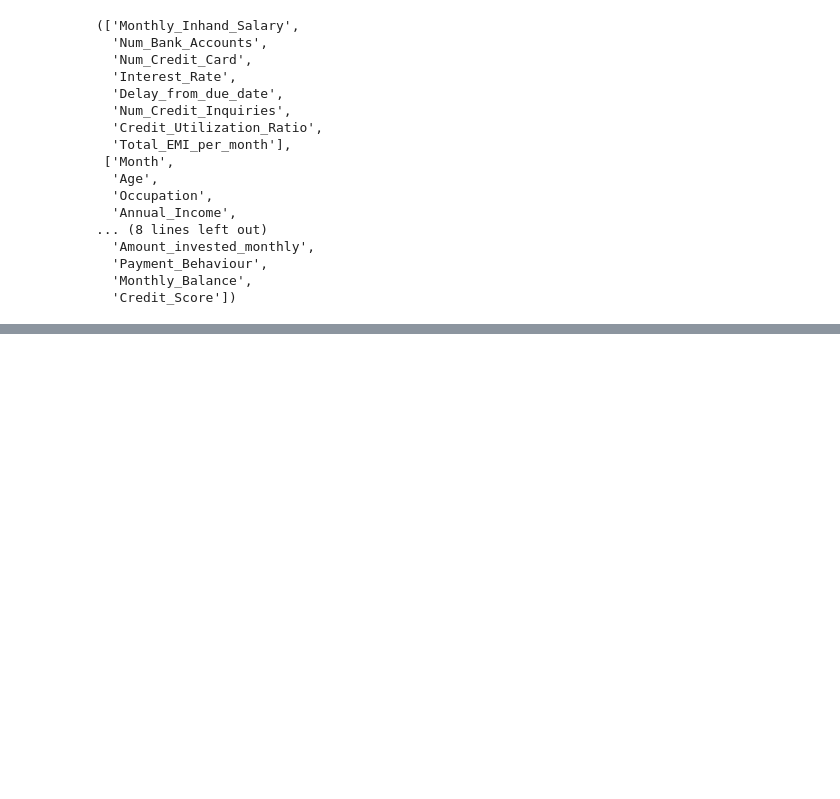
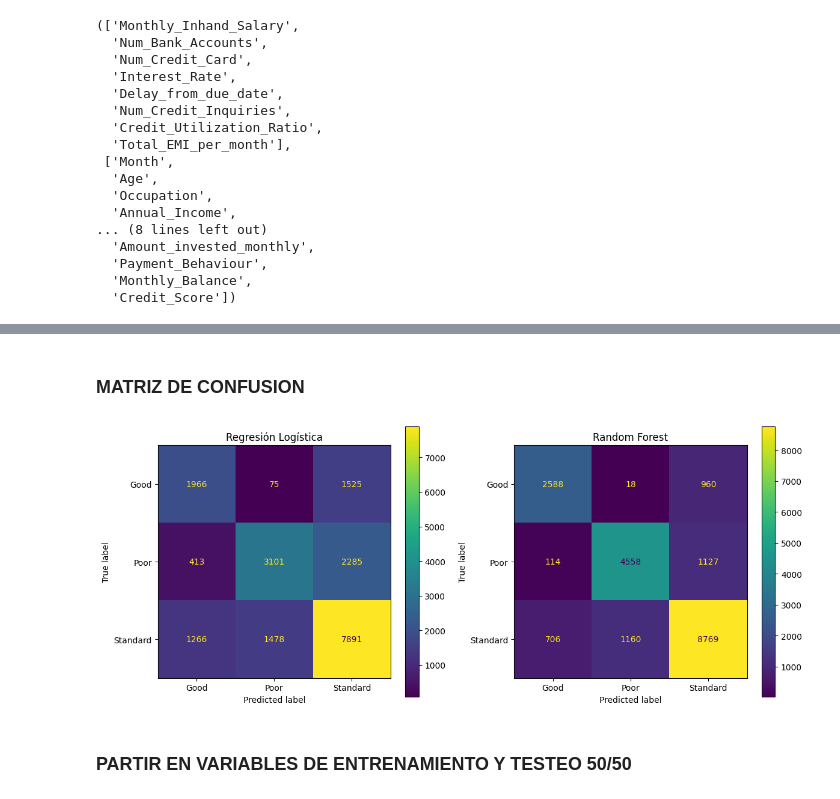
Before and after one commit to Genesixd/proyecto-ia-credit-score, a Jupyter notebook: proyecto.ipynb, the cells around one changed output, grey strips where cells are left out. Saved outputs shown, nothing was run; the diff lists cells and outputs as text; code cells hidden in the pictures; blank space fills up the shorter version.

```diff
--- a/proyecto.ipynb
+++ b/proyecto.ipynb
@@ -515,0 +721,19 @@ tabla_modelos
+# %%
+# Predicciones
+y_pred_log = logreg_pipe.predict(X_test)
+y_pred_rf  = rf_clf.predict(X_test)
+
+# Métricas globales
+acc_log = accuracy_score(y_test, y_pred_log)
+acc_rf  = accuracy_score(y_test, y_pred_rf)
+
+f1_log = f1_score(y_test, y_pred_log, average="macro")
+f1_rf  = f1_score(y_test, y_pred_rf, average="macro")
+
+resultados = pd.DataFrame({
+    "Modelo": ["Regresión Logística", "Random Forest"],
+    "Accuracy": [acc_log, acc_rf],
+    "F1_macro": [f1_log, f1_rf]
+})
+
+resultados
@@ -515,0 +772,37 @@ tabla_modelos
+# %% [markdown]
+### MATRIZ DE CONFUSION
+# %%
+from sklearn.metrics import ConfusionMatrixDisplay, confusion_matrix
+import matplotlib.pyplot as plt
+
+# Orden de las clases (para que todo quede alineado)
+clases = sorted(y.unique())   # ['Good', 'Poor', 'Standard'] por ejemplo
+
+fig, axes = plt.subplots(1, 2, figsize=(12, 5))
+
+# --- Regresión Logística ---
+ConfusionMatrixDisplay.from_predictions(
+    y_test,
+    y_pred_log,
+    labels=clases,
+    display_labels=clases,
+    ax=axes[0]
+)
+axes[0].set_title("Regresión Logística")
+
+# --- Random Forest ---
+ConfusionMatrixDisplay.from_predictions(
+    y_test,
+    y_pred_rf,
+    labels=clases,
+    display_labels=clases,
+    ax=axes[1]
+)
+axes[1].set_title("Random Forest")
+
+plt.tight_layout()
+plt.show()
+# %% [output]
+[figure, added]
+# %% [markdown]
+### PARTIR EN VARIABLES DE ENTRENAMIENTO Y TESTEO 50/50
```
Also changed, not shown: parts of 71 cells of this notebook, 16 other files.
